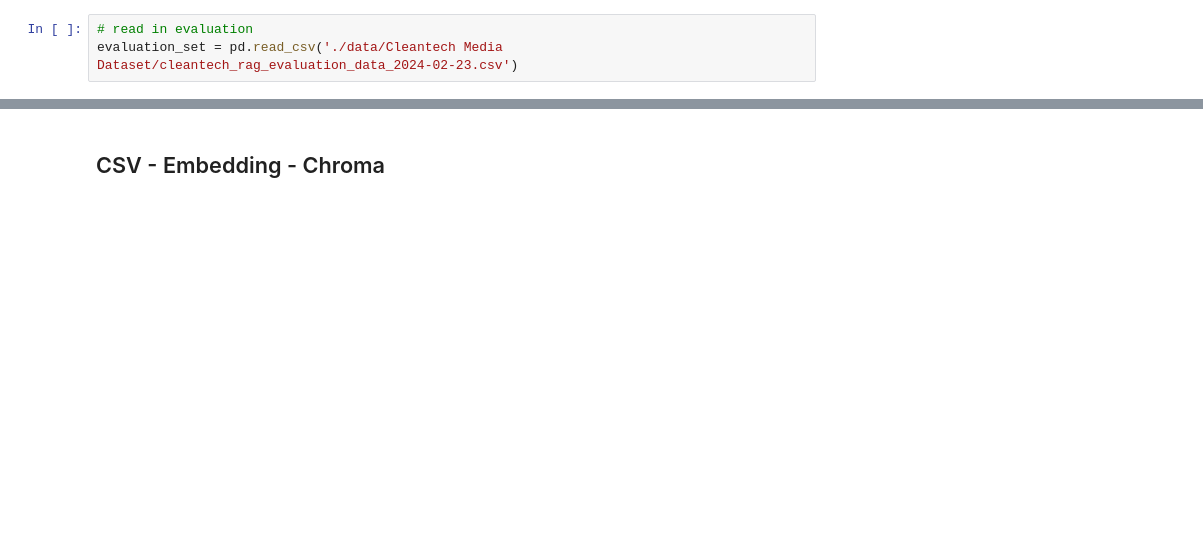
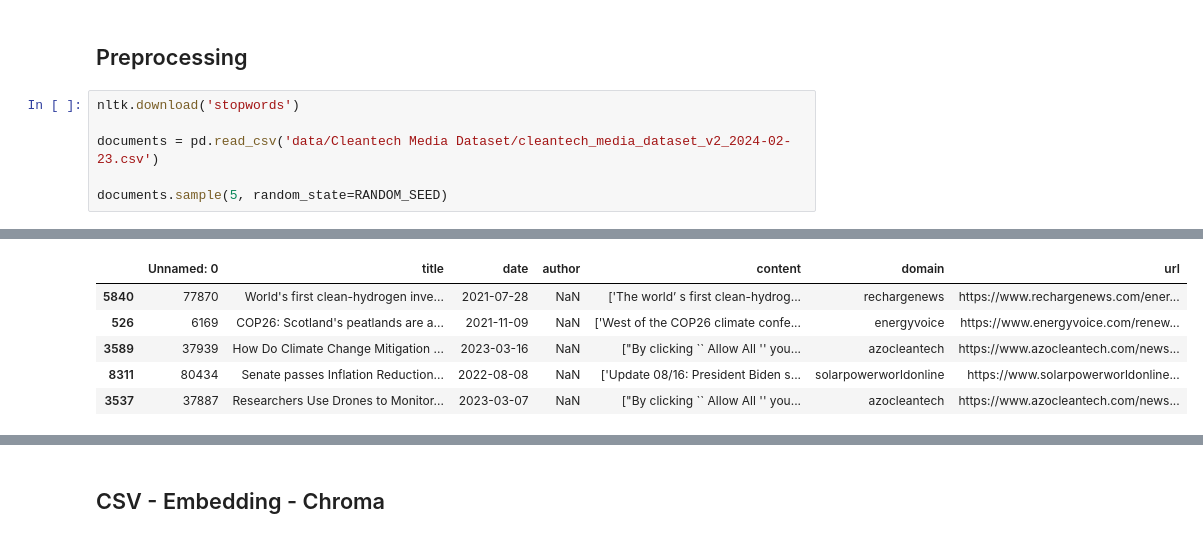
Before and after one commit to fhnw-ivy/npr-rag, a Jupyter notebook: sandbox.ipynb, the cells around one changed output, grey strips where cells are left out. Saved outputs shown, nothing was run; the diff lists cells and outputs as text; blank space fills up the shorter version.

```diff
--- a/sandbox.ipynb
+++ b/sandbox.ipynb
@@ -10,3 +16,9 @@ True
-# %%
-# read in evaluation
-evaluation_set = pd.read_csv('./data/Cleantech Media Dataset/cleantech_rag_evaluation_data_2024-02-23.csv')
+# %% [markdown]
+## Preprocessing
+# %%
+nltk.download('stopwords')
+
+documents = pd.read_csv('data/Cleantech Media Dataset/cleantech_media_dataset_v2_2024-02-23.csv')
+
+documents.sample(5, random_state=RANDOM_SEED)
+# %% [output]
@@ -12,0 +27,6 @@ evaluation_set = pd.read_csv('./data/Cleantech Media Dataset/cleantech_rag_evalu
+|  | Unnamed: 0 | title | date | author | content | domain | url |
+| 5840 | 77870 | World's first clean-hydrogen inve... | 2021-07-28 | NaN | ['The world’ s first clean-hydrog... | rechargenews | https://www.rechargenews.com/ener... |
+| 526 | 6169 | COP26: Scotland's peatlands are a... | 2021-11-09 | NaN | ['West of the COP26 climate confe... | energyvoice | https://www.energyvoice.com/renew... |
+| 3589 | 37939 | How Do Climate Change Mitigation ... | 2023-03-16 | NaN | ["By clicking `` Allow All '' you... | azocleantech | https://www.azocleantech.com/news... |
+| 8311 | 80434 | Senate passes Inflation Reduction... | 2022-08-08 | NaN | ['Update 08/16: President Biden s... | solarpowerworldonline | https://www.solarpowerworldonline... |
+| 3537 | 37887 | Researchers Use Drones to Monitor... | 2023-03-07 | NaN | ["By clicking `` Allow All '' you... | azocleantech | https://www.azocleantech.com/news... |
```
Also changed, not shown: parts of 9 cells of this notebook, 1 other file.
